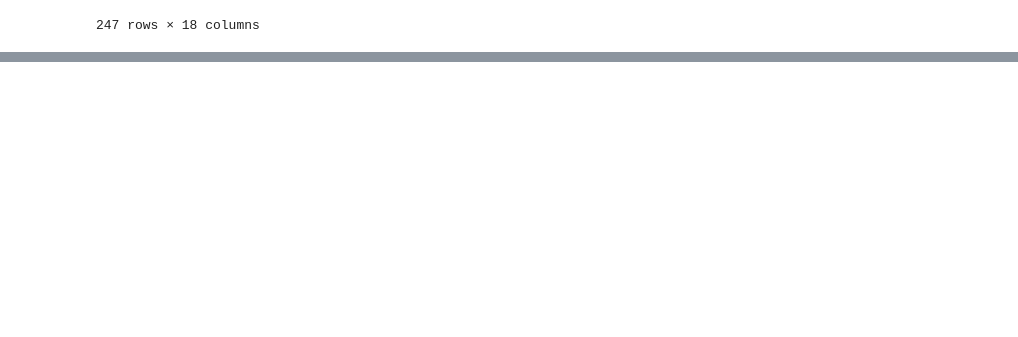
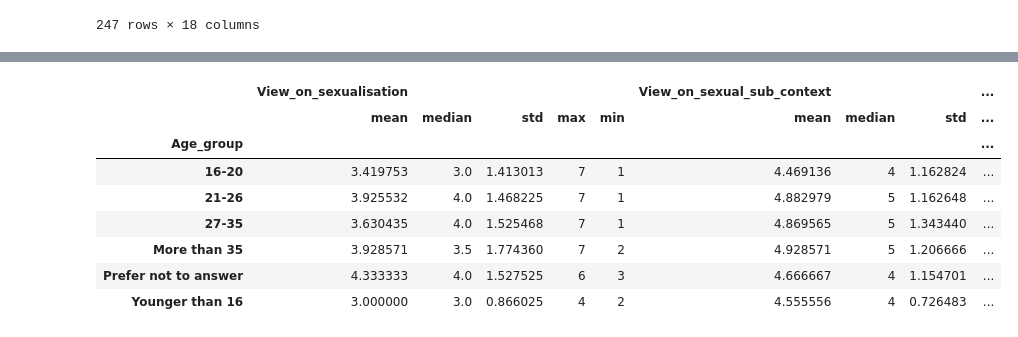
Before and after one commit to DenysMelnyk6/Sexuality-in-Video-games, a Jupyter notebook: Sexuality_analysis.ipynb, the cells around one changed output, grey strips where cells are left out. Cells and saved outputs as stored; diff of their text form; code cells hidden in the pictures; blank space fills up the shorter version.

```diff
--- a/Sexuality_analysis.ipynb
+++ b/Sexuality_analysis.ipynb
@@ -302,0 +313,12 @@ data
+# %%
+data.groupby('Age_group')['View_on_sexualisation', 'View_on_sexual_sub_context'].agg(['mean','median','std','max','min'])
+# %% [output]
+|  | View_on_sexualisation |  |  |  |  | View_on_sexual_sub_context |  |  | ... |
+|  | mean | median | std | max | min | mean | median | std | ... |
+| Age_group |  |  |  |  |  |  |  |  | ... |
+| 16-20 | 3.419753 | 3.0 | 1.413013 | 7 | 1 | 4.469136 | 4 | 1.162824 | ... |
+| 21-26 | 3.925532 | 4.0 | 1.468225 | 7 | 1 | 4.882979 | 5 | 1.162648 | ... |
+| 27-35 | 3.630435 | 4.0 | 1.525468 | 7 | 1 | 4.869565 | 5 | 1.343440 | ... |
+| More than 35 | 3.928571 | 3.5 | 1.774360 | 7 | 2 | 4.928571 | 5 | 1.206666 | ... |
+| Prefer not to answer | 4.333333 | 4.0 | 1.527525 | 6 | 3 | 4.666667 | 4 | 1.154701 | ... |
+| Younger than 16 | 3.000000 | 3.0 | 0.866025 | 4 | 2 | 4.555556 | 4 | 0.726483 | ... |
```
Also changed, not shown: parts of 5 cells of this notebook.
